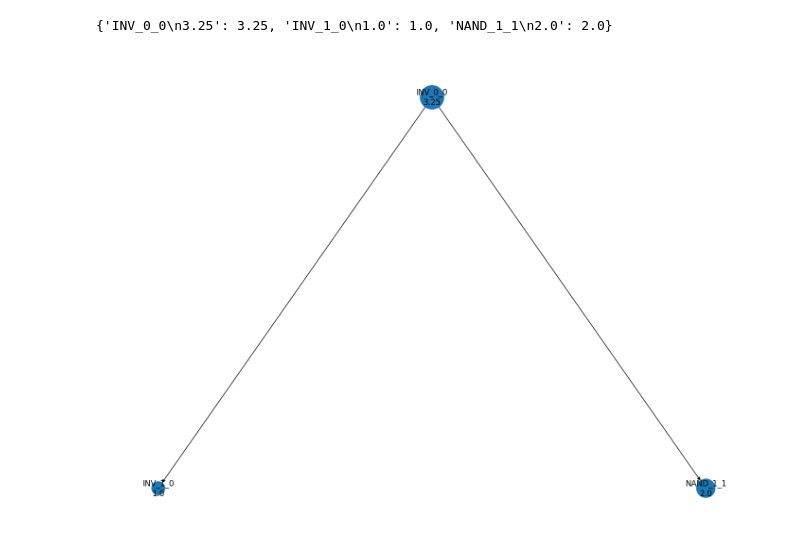
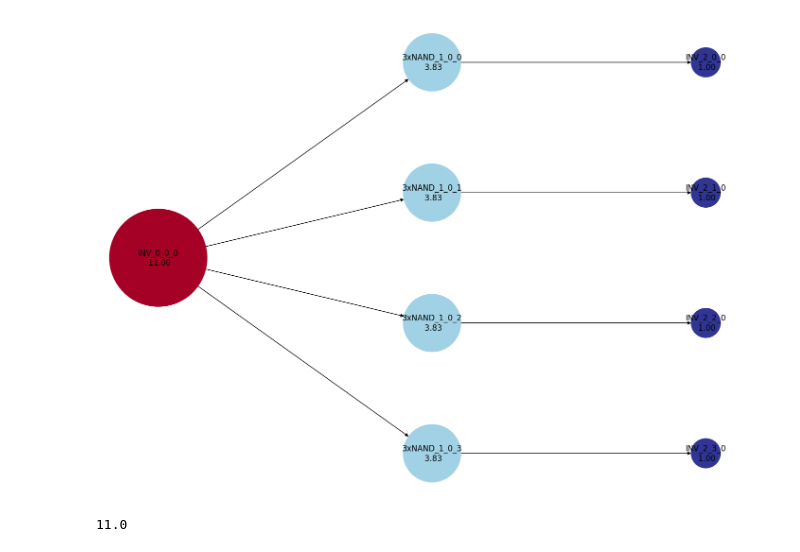
Before and after one commit to nsandor/LogicEffort, a Jupyter notebook: Sim.ipynb, the cells around one changed output. Saved outputs shown, nothing was run; the diff lists cells and outputs as text; code cells hidden in the pictures.

```diff
--- a/Sim.ipynb
+++ b/Sim.ipynb
@@ -5,12 +5,15 @@ import networkx as nx
 from networkx.drawing.nx_agraph import graphviz_layout
 from pylab import rcParams
 
+manualinput = False
+
 class gate:
     def __init__(self,type):
         self.children = []
         self.type = type
         self.layer = 0
         self.number = 0
+        self.branch = 0
         if type == "INV":
             self.P = 1
             self.g = 1
@@ -21,14 +24,14 @@ class gate:
             self.g = 7/4
             self.Co = 8
             self.Ci = 5
-        elif type == "3NAND":
+        elif type == "3xNAND":
             self.P = 3
             self.g = 10/4
             self.Co = 12
             self.Ci = 10
         self.wirecap = 0
     def generatename(self):
-        self.name = self.type +"_" + str(self.layer) + "_" + str(self.number)
+        self.name = self.type +"_" + str(self.layer) + "_" + str(self.branch) + "_" + str(self.number)
 
     def add_downstream(self, obj):
         self.children.append(obj)
@@ -41,51 +44,85 @@ class gate:
         self.delay = self.P + self.g*f
         if (self.wirecap>0):
             self.name = self.name + "\n Cw = " + str(self.wirecap)
-        self.name = self.name + "\n" + str(self.delay)
+        self.name = self.name + "\n {:.2f}".format(self.delay)
         for child in self.children:
             child.calculate_delays()
 
 
     def plotDelays(self, graph):
         graph.add_node(self.name,delay=self.delay)
         for child in self.children:
             graph.add_edge(self.name, child.name)
             child.plotDelays(graph)
         return graph
 
+def plot_graph(root):
+    graph = nx.DiGraph()
+    graph.add_node(root.name,delay=root.delay)
+    graph = root.plotDelays(graph)
+    magnitudes = [data['delay'] for _, data in graph.nodes(data=True)]
+
+    # Define the colormap (blue to red)
+    colormap = plt.colormaps.get_cmap('RdYlBu_r')  # You can choose other colormaps as well
+
+    # Normalize the magnitudes to the range [0, 1] to fit the colormap
+    norm_magnitudes = [(mag - min(magnitudes)) / (max(magnitudes) - min(magnitudes)) for mag in magnitudes]
+
+    pos=graphviz_layout(graph, prog='dot', args='-Grankdir=LR')
+    nx.draw(graph, pos, with_labels=True,node_size=[v * 2000 for v in magnitudes],arrows=True,node_color=norm_magnitudes, cmap=colormap)
+    plt.show()
+
+
 
 #Allow a user to input a tree structure
 def fill_tree(obj):
     fanout = int(input("Enter fanout for {}".format(obj.type)))
     for i in range(fanout):
         child = gate(input("Enter gate type for gate #{}".format(i)))
         child.number = i
         child.layer = obj.layer + 1
+        child.branch = obj.number
         child.generatename()
         obj.add_downstream(child)
     for child in obj.children:
         child = fill_tree(child)
     return obj
 
-root = gate("INV")
-root.number = 0
-root.layer = 0
-root.generatename()
-root = fill_tree(root)
+def fill_layer(obj,type,count):
+    for i in range(count):
+        child = gate(type)
+        child.number = i
+        child.layer = obj.layer + 1
+        child.branch = obj.number
+        child.generatename()
+        obj.add_downstream(child)
+    return obj
+
+def generate38decoder(NANDcount,INVcount):
+    root = gate("INV")
+    root.number = 0
+    root.layer = 0
+    root.wirecap = 0
+    root.generatename()
+    root = fill_layer(root,"3xNAND",NANDcount)
+    for child in root.children:
+        child = fill_layer(child,"INV",INVcount)
+    return root
+
+if manualinput:
+    root = gate("INV")
+    root.number = 0
+    root.layer = 0
+    root.generatename()
+    root = fill_tree(root)
+else:
+    root = generate38decoder(4,1)
+
 root.calculate_delays()
-graph = nx.DiGraph()
-graph.add_node(root.name,delay=root.delay)
-graph = root.plotDelays(graph)
-delays =  nx.get_node_attributes(graph, 'delay')
-magnitudes = [data['delay'] for _, data in graph.nodes(data=True)]
-print(delays)
-
-pos=graphviz_layout(graph, prog='dot')
-nx.draw(graph, pos, with_labels=True,node_size=[v * 800 for v in magnitudes],arrows=True)
-plt.show()
+plot_graph(root)
 # %% [output]
+[figure, new version]
-{'INV_0_0\n3.25': 3.25, 'INV_1_0\n1.0': 1.0, 'NAND_1_1\n2.0': 2.0}
+11.0
-[figure, old version]
 # %%
 # Define the colormap (blue to red)
 colormap = plt.colormaps.get_cmap('RdYlBu_r')  # You can choose other colormaps as well
```
Also changed, not shown: parts of 1 cell of this notebook.
